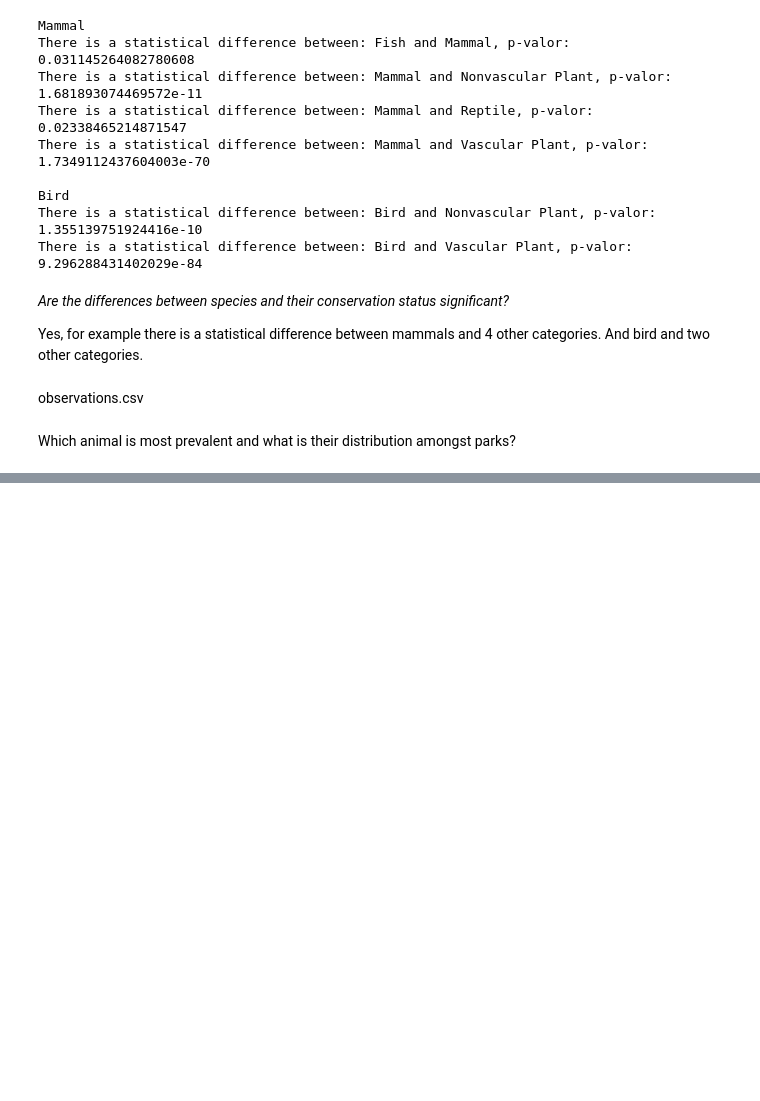
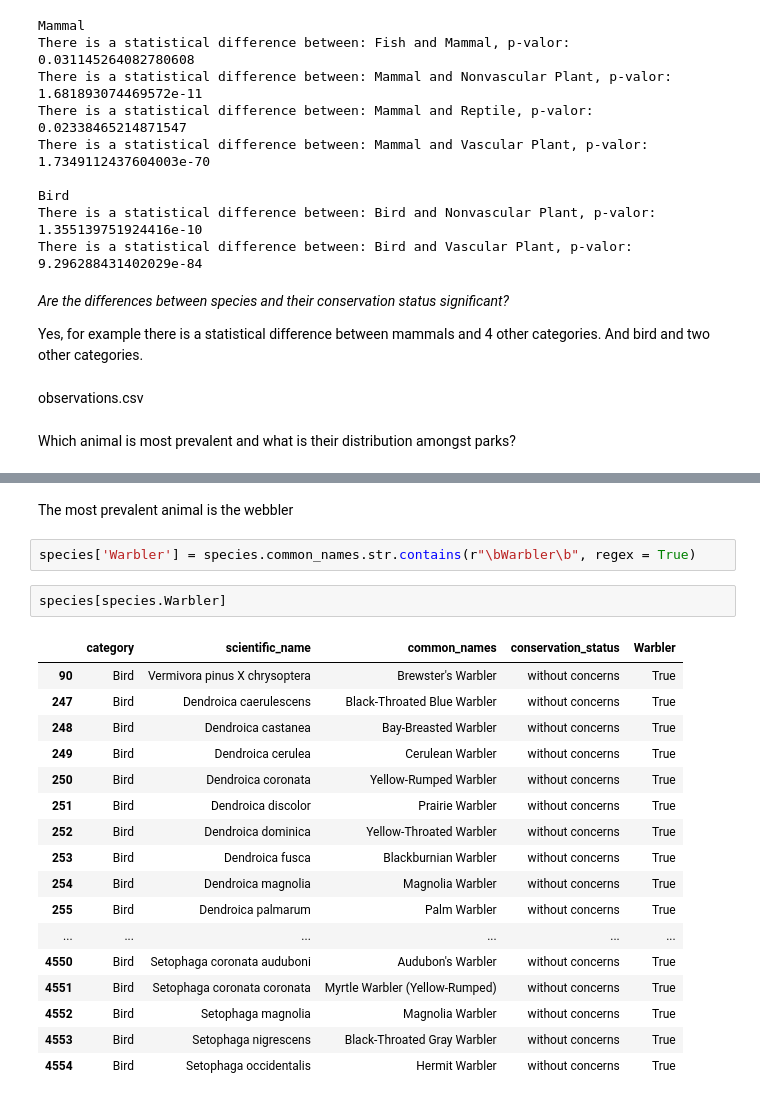
Before and after one commit to LucasArg00/biodiversity_codeacademy, a Jupyter notebook: biodiversity.ipynb, the cells around one changed output, grey strips where cells are left out. Drawn from its saved outputs; the diff is of its cells as text; blank space fills up the shorter version.

```diff
--- a/biodiversity.ipynb
+++ b/biodiversity.ipynb
@@ -356,0 +388,24 @@ Which animal is most prevalent and what is their distribution amongst parks?
+# %% [markdown]
+The most prevalent animal is the webbler
+# %%
+species['Warbler'] = species.common_names.str.contains(r"\bWarbler\b", regex = True)
+# %%
+species[species.Warbler]
+# %% [output]
+|  | category | scientific_name | common_names | conservation_status | Warbler |
+| 90 | Bird | Vermivora pinus X chrysoptera | Brewster's Warbler | without concerns | True |
+| 247 | Bird | Dendroica caerulescens | Black-Throated Blue Warbler | without concerns | True |
+| 248 | Bird | Dendroica castanea | Bay-Breasted Warbler | without concerns | True |
+| 249 | Bird | Dendroica cerulea | Cerulean Warbler | without concerns | True |
+| 250 | Bird | Dendroica coronata | Yellow-Rumped Warbler | without concerns | True |
+| 251 | Bird | Dendroica discolor | Prairie Warbler | without concerns | True |
+| 252 | Bird | Dendroica dominica | Yellow-Throated Warbler | without concerns | True |
+| 253 | Bird | Dendroica fusca | Blackburnian Warbler | without concerns | True |
+| 254 | Bird | Dendroica magnolia | Magnolia Warbler | without concerns | True |
+| 255 | Bird | Dendroica palmarum | Palm Warbler | without concerns | True |
+| ... | ... | ... | ... | ... | ... |
+| 4550 | Bird | Setophaga coronata auduboni | Audubon's Warbler | without concerns | True |
+| 4551 | Bird | Setophaga coronata coronata | Myrtle Warbler (Yellow-Rumped) | without concerns | True |
+| 4552 | Bird | Setophaga magnolia | Magnolia Warbler | without concerns | True |
+| 4553 | Bird | Setophaga nigrescens | Black-Throated Gray Warbler | without concerns | True |
+| 4554 | Bird | Setophaga occidentalis | Hermit Warbler | without concerns | True |
```
Also changed, not shown: parts of 9 cells of this notebook.
